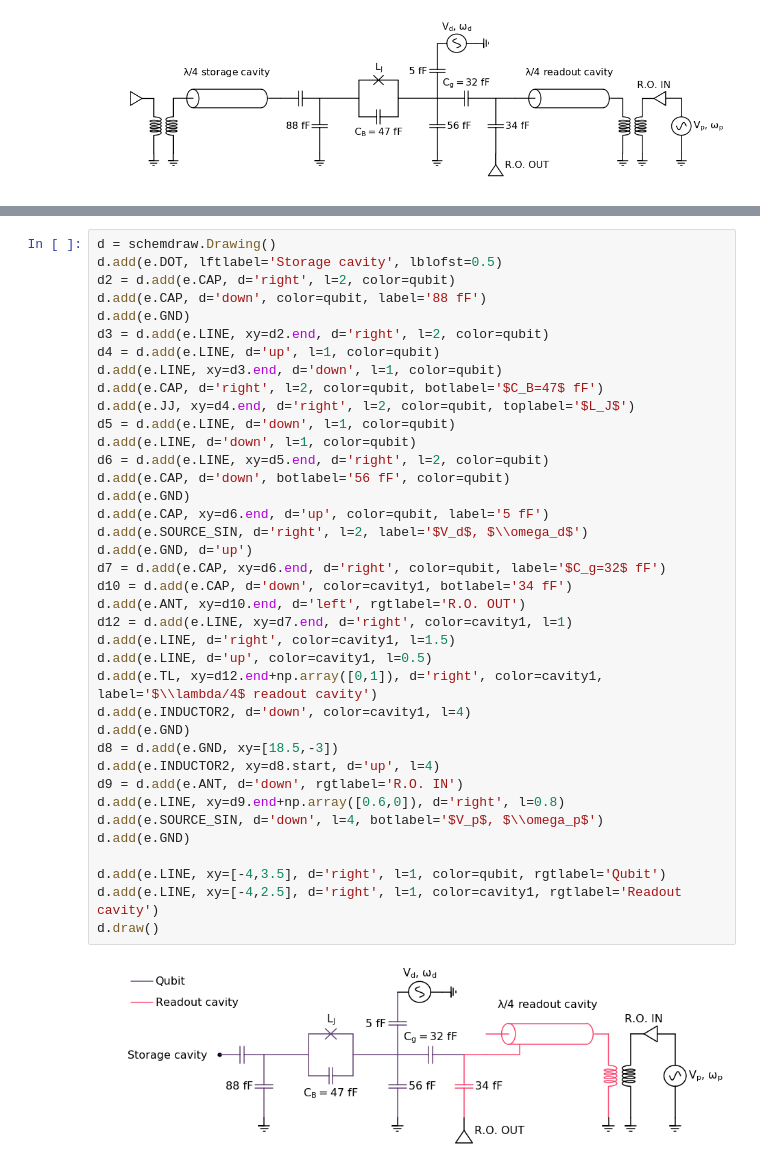
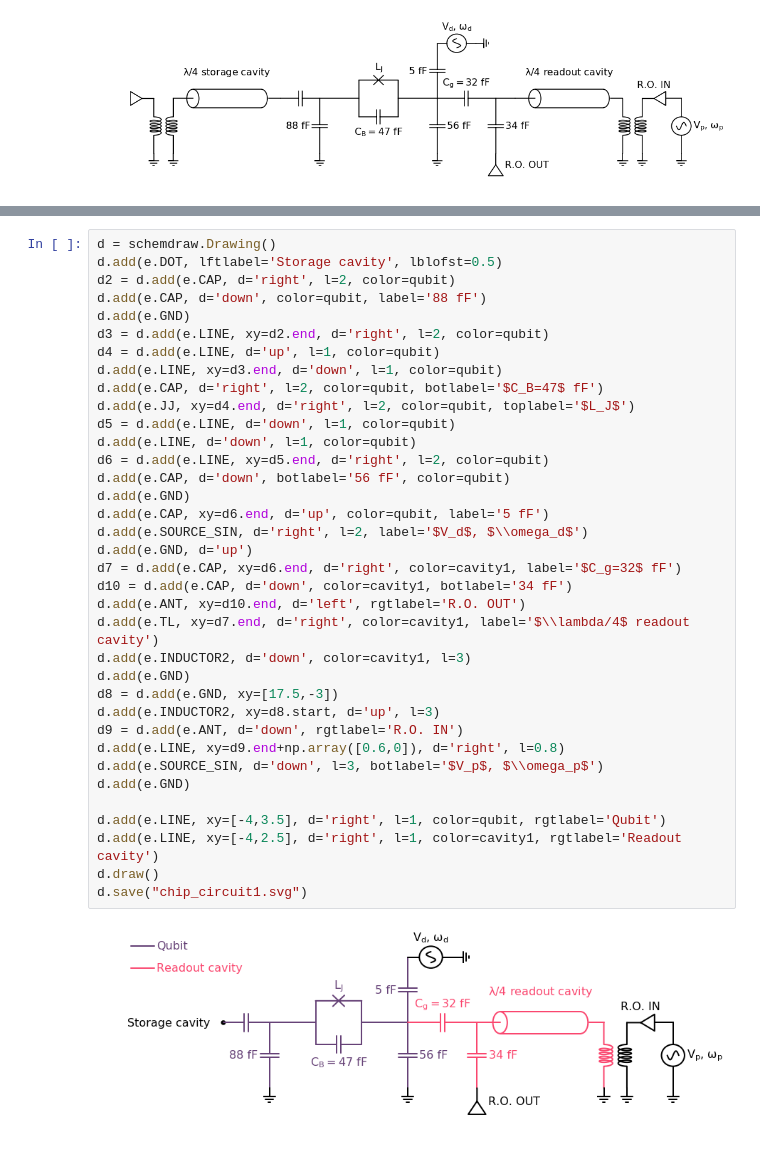
Before and after one commit to wouterkesselsap/thesis, a Jupyter notebook: figures/fig_chip_circuit.ipynb, the cells around one changed output, grey strips where cells are left out. Drawn from its saved outputs; the diff is of its cells as text.

Commit message:
corrected transmission line

```diff
--- a/figures/fig_chip_circuit.ipynb
+++ b/figures/fig_chip_circuit.ipynb
@@ -59,40 +97,38 @@ d.draw()
 # %%
 d = schemdraw.Drawing()
 d.add(e.DOT, lftlabel='Storage cavity', lblofst=0.5)
 d2 = d.add(e.CAP, d='right', l=2, color=qubit)
 d.add(e.CAP, d='down', color=qubit, label='88 fF')
 d.add(e.GND)
 d3 = d.add(e.LINE, xy=d2.end, d='right', l=2, color=qubit)
 d4 = d.add(e.LINE, d='up', l=1, color=qubit)
 d.add(e.LINE, xy=d3.end, d='down', l=1, color=qubit)
 d.add(e.CAP, d='right', l=2, color=qubit, botlabel='$C_B=47$ fF')
 d.add(e.JJ, xy=d4.end, d='right', l=2, color=qubit, toplabel='$L_J$')
 d5 = d.add(e.LINE, d='down', l=1, color=qubit)
 d.add(e.LINE, d='down', l=1, color=qubit)
 d6 = d.add(e.LINE, xy=d5.end, d='right', l=2, color=qubit)
 d.add(e.CAP, d='down', botlabel='56 fF', color=qubit)
 d.add(e.GND)
 d.add(e.CAP, xy=d6.end, d='up', color=qubit, label='5 fF')
 d.add(e.SOURCE_SIN, d='right', l=2, label='$V_d$, $\\omega_d$')
 d.add(e.GND, d='up')
-d7 = d.add(e.CAP, xy=d6.end, d='right', color=qubit, label='$C_g=32$ fF')
+d7 = d.add(e.CAP, xy=d6.end, d='right', color=cavity1, label='$C_g=32$ fF')
 d10 = d.add(e.CAP, d='down', color=cavity1, botlabel='34 fF')
 d.add(e.ANT, xy=d10.end, d='left', rgtlabel='R.O. OUT')
-d12 = d.add(e.LINE, xy=d7.end, d='right', color=cavity1, l=1)
-d.add(e.LINE, d='right', color=cavity1, l=1.5)
-d.add(e.LINE, d='up', color=cavity1, l=0.5)
-d.add(e.TL, xy=d12.end+np.array([0,1]), d='right', color=cavity1, label='$\\lambda/4$ readout cavity')
-d.add(e.INDUCTOR2, d='down', color=cavity1, l=4)
+d.add(e.TL, xy=d7.end, d='right', color=cavity1, label='$\\lambda/4$ readout cavity')
+d.add(e.INDUCTOR2, d='down', color=cavity1, l=3)
 d.add(e.GND)
-d8 = d.add(e.GND, xy=[18.5,-3])
-d.add(e.INDUCTOR2, xy=d8.start, d='up', l=4)
+d8 = d.add(e.GND, xy=[17.5,-3])
+d.add(e.INDUCTOR2, xy=d8.start, d='up', l=3)
 d9 = d.add(e.ANT, d='down', rgtlabel='R.O. IN')
 d.add(e.LINE, xy=d9.end+np.array([0.6,0]), d='right', l=0.8)
-d.add(e.SOURCE_SIN, d='down', l=4, botlabel='$V_p$, $\\omega_p$')
+d.add(e.SOURCE_SIN, d='down', l=3, botlabel='$V_p$, $\\omega_p$')
 d.add(e.GND)
 
 d.add(e.LINE, xy=[-4,3.5], d='right', l=1, color=qubit, rgtlabel='Qubit')
 d.add(e.LINE, xy=[-4,2.5], d='right', l=1, color=cavity1, rgtlabel='Readout cavity')
 d.draw()
+d.save("chip_circuit1.svg")
 # %% [output]
-[figure, old version]
+[figure, new version]
```
Also changed, not shown: parts of 1 cell of this notebook.
